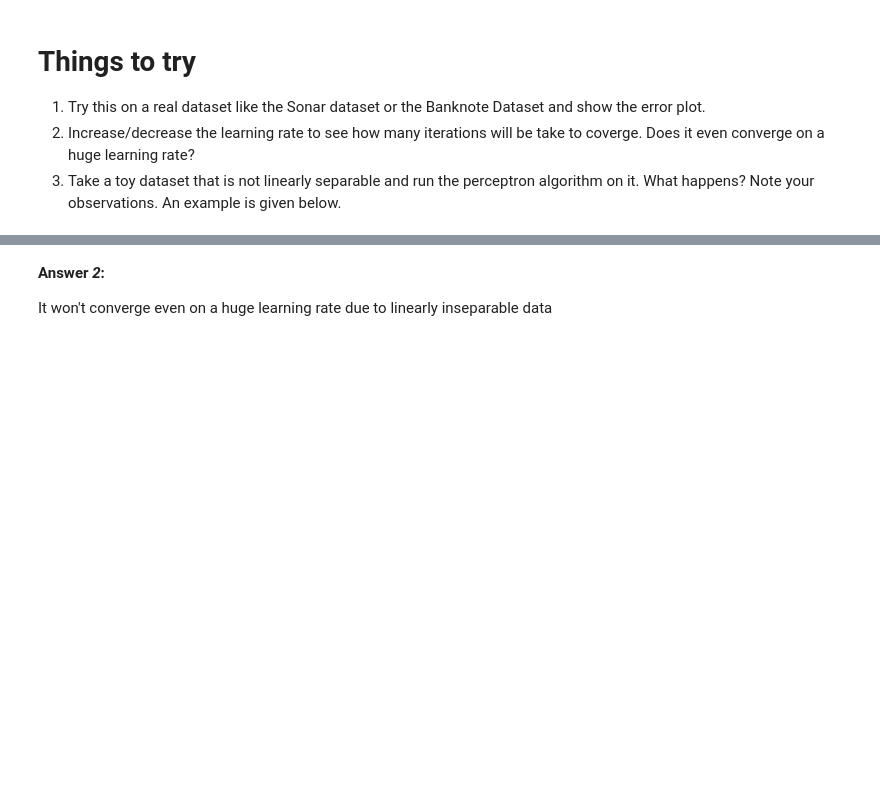
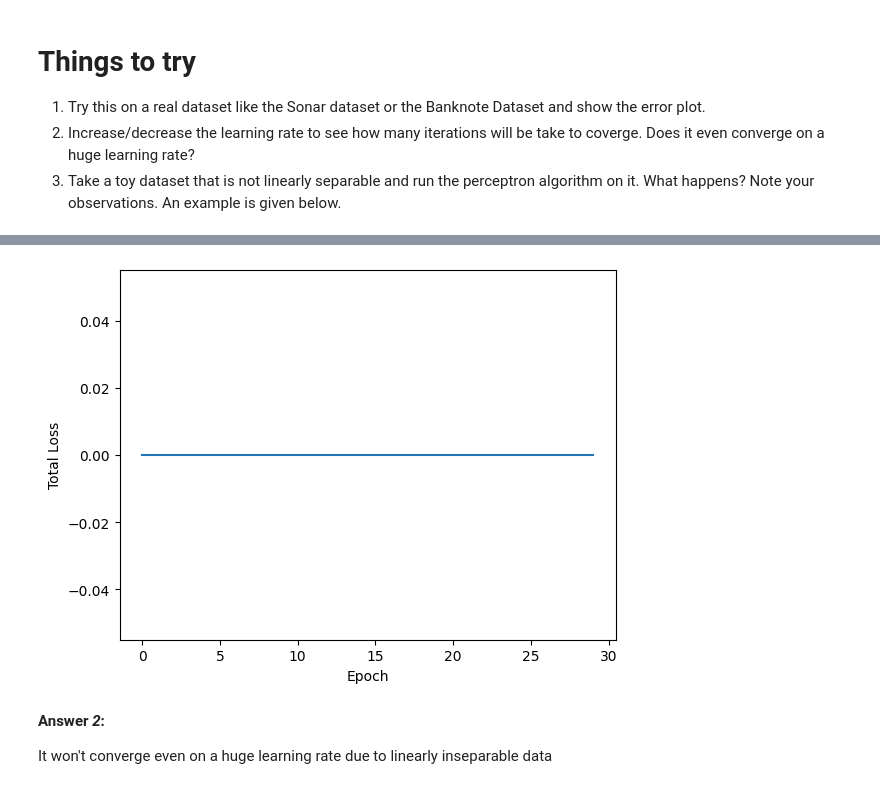
Before and after one commit to chaithra3007/IIITH_AIML, a Jupyter notebook: AIML_Module_4_Lab_1_Perceptron.ipynb, the cells around one changed output, grey strips where cells are left out. Drawn from its saved outputs; the diff is of its cells as text; code cells hidden in the pictures; blank space fills up the shorter version.

```diff
--- a/AIML_Module_4_Lab_1_Perceptron.ipynb
+++ b/AIML_Module_4_Lab_1_Perceptron.ipynb
@@ -136,0 +157,3 @@ As you can see, our algorithm has correctly classified all the samples. The deci
+# %%
+x=np.array(data.iloc[:,:-1])
+x
@@ -136,0 +168,3 @@ As you can see, our algorithm has correctly classified all the samples. The deci
+# %%
+X = np.c_[x, -np.ones(x.shape[0])]
+X
@@ -136,0 +179,3 @@ As you can see, our algorithm has correctly classified all the samples. The deci
+# %%
+label=pd.get_dummies(data.iloc[:,-1])
+label
@@ -136,0 +196,3 @@ As you can see, our algorithm has correctly classified all the samples. The deci
+# %%
+Y=np.array(label["Mine"])
+Y
@@ -137,3 +210,7 @@ As you can see, our algorithm has correctly classified all the samples. The deci
+# %%
+p= perceptron_algo_plot(X, Y)
+# %% [output]
+[figure, added]
 # %% [markdown]
 **Answer *2*:**
 
```
Also changed, not shown: parts of 6 cells of this notebook.
